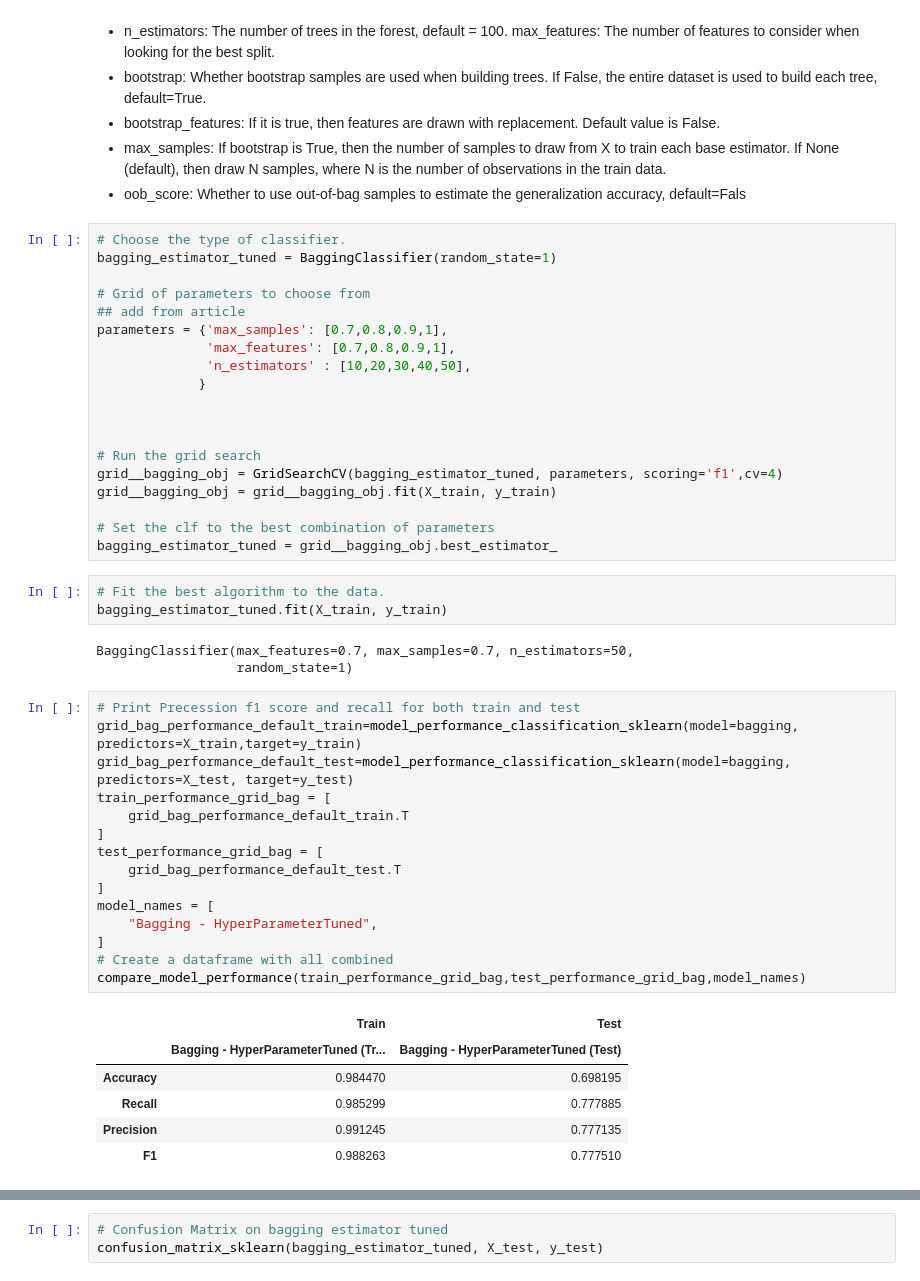
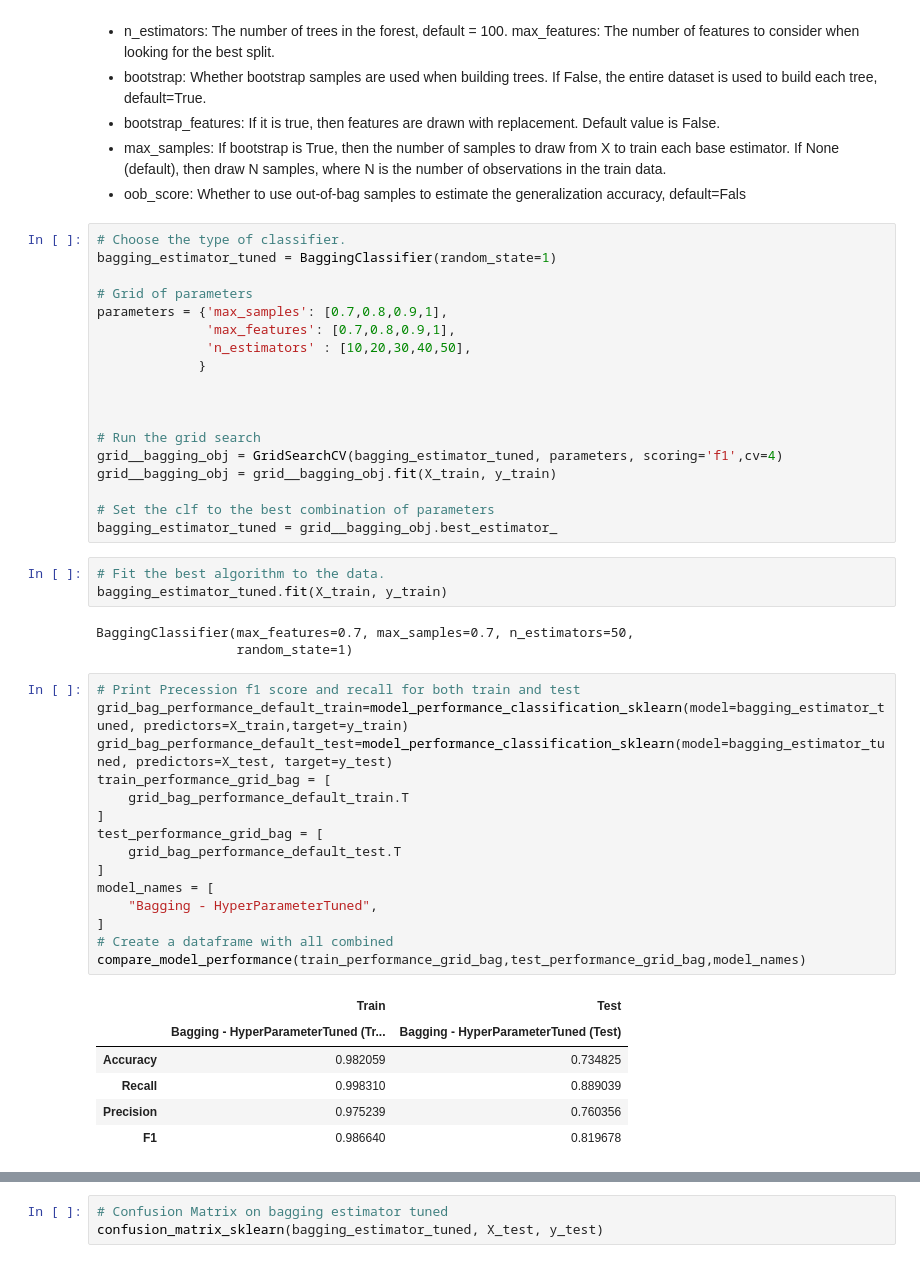
Before and after one commit to Rajesh2015/easy-visa, a Jupyter notebook: easy-visa-solution.ipynb, the cells around one changed output, grey strips where cells are left out. Drawn from its saved outputs; the diff is of its cells as text.

```diff
--- a/easy-visa-solution.ipynb
+++ b/easy-visa-solution.ipynb
@@ -1864,8 +1864,7 @@ max_features: The number of features to consider when looking for the best split
 # Choose the type of classifier.
 bagging_estimator_tuned = BaggingClassifier(random_state=1)
 
-# Grid of parameters to choose from
-## add from article
+# Grid of parameters
 parameters = {'max_samples': [0.7,0.8,0.9,1],
               'max_features': [0.7,0.8,0.9,1],
               'n_estimators' : [10,20,30,40,50],
@@ -1887,23 +1886,23 @@ BaggingClassifier(max_features=0.7, max_samples=0.7, n_estimators=50,
                   random_state=1)
 # %%
 # Print Precession f1 score and recall for both train and test
-grid_bag_performance_default_train=model_performance_classification_sklearn(model=bagging, predictors=X_train,target=y_train)
-grid_bag_performance_default_test=model_performance_classification_sklearn(model=bagging, predictors=X_test, target=y_test)
+grid_bag_performance_default_train=model_performance_classification_sklearn(model=bagging_estimator_tuned, predictors=X_train,target=y_train)
+grid_bag_performance_default_test=model_performance_classification_sklearn(model=bagging_estimator_tuned, predictors=X_test, target=y_test)
 train_performance_grid_bag = [
     grid_bag_performance_default_train.T
 ]
 test_performance_grid_bag = [
     grid_bag_performance_default_test.T
 ]
 model_names = [
     "Bagging - HyperParameterTuned",
 ]
 # Create a dataframe with all combined
 compare_model_performance(train_performance_grid_bag,test_performance_grid_bag,model_names)
 # %% [output]
 |  | Train | Test |
 |  | Bagging - HyperParameterTuned (Tr... | Bagging - HyperParameterTuned (Test) |
-| Accuracy | 0.984470 | 0.698195 |
-| Recall | 0.985299 | 0.777885 |
-| Precision | 0.991245 | 0.777135 |
-| F1 | 0.988263 | 0.777510 |
+| Accuracy | 0.982059 | 0.734825 |
+| Recall | 0.998310 | 0.889039 |
+| Precision | 0.975239 | 0.760356 |
+| F1 | 0.986640 | 0.819678 |
```
Also changed, not shown: parts of 14 cells of this notebook.
